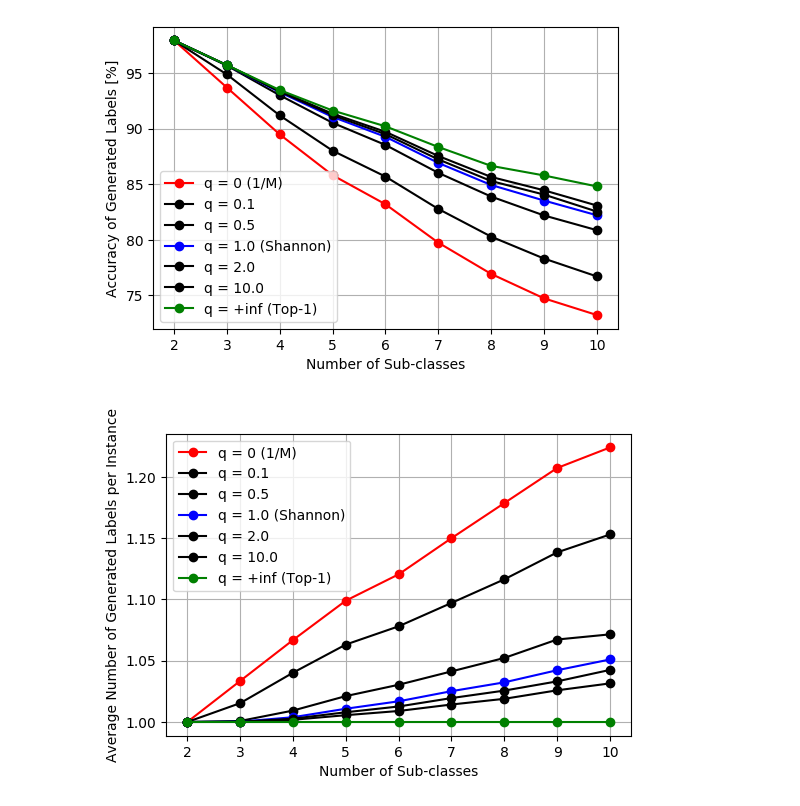
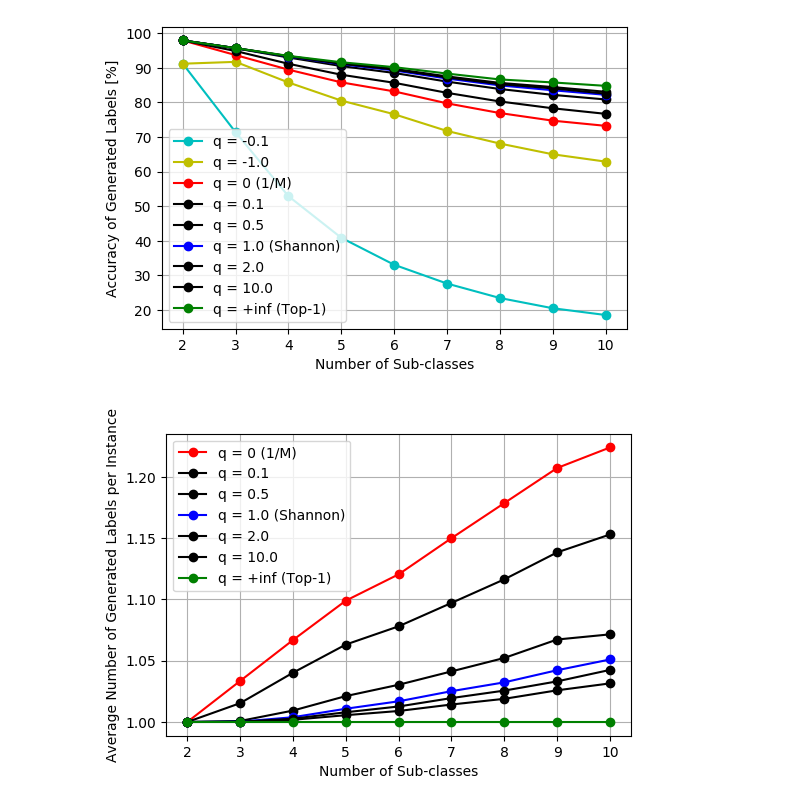
Before and after one commit to 1W1521375/entropy_labelling, a Jupyter notebook: for_graphs.ipynb, the cells around one changed output. Drawn from its saved outputs; the diff is of its cells as text; code cells hidden in the pictures.

Commit message:
additional graph for negative q

```diff
--- a/for_graphs.ipynb
+++ b/for_graphs.ipynb
@@ -4,6 +4,8 @@ import matplotlib as mpl
 import matplotlib.pyplot as plt
 import codecs
 # %%
+neg_one = [e[1] for e in [(1.0801777777777777, 91.19486004059716, 97.92999999999999), (1.3845124999999996, 71.38385625432825, 98.55541666666664), (1.8689428571428577, 52.91222129091504, 98.51904761904763), (2.41676388888889, 40.890537972190884, 98.56091269841268), (2.982421428571428, 33.10343690579796, 98.5540476190476), (3.556491666666666, 27.671551255241464, 98.29833333333335), (4.181222222222221, 23.496303659557906, 98.20222222222223), (4.7951999999999995, 20.54094298636682, 98.465), (5.3105, 18.58582054420488, 98.7)]]
+neg_qtenth = [e[1] for e in [(1.0801777777777777, 91.19486004059716, 97.92999999999999), (1.0613500000000002, 91.72974138980769, 97.26083333333334), (1.1240714285714286, 85.77158372470802, 96.25571428571422), (1.1868948412698417, 80.53765799421383, 95.41746031746032), (1.2382238095238092, 76.59990800478742, 94.69571428571426), (1.3047375000000008, 71.76414476419197, 93.51833333333329), (1.363288888888889, 68.1265165947613, 92.81111111111113), (1.4243000000000001, 65.02584678961306, 92.59), (1.464, 62.90983606557377, 92.1)]]
 qzero = [e[1] for e in [(1.0, 97.91555555555557, 97.91555555555557), (1.0334791666666665, 93.6843518370719, 96.76875000000001), (1.0668666666666662, 89.47267758364897, 95.36976190476183), (1.09899603174603, 85.8062582442501, 94.20972222222221), (1.1204880952380947, 83.1971582554879, 93.14333333333335), (1.1499875000000002, 79.74666930534073, 91.64916666666667), (1.1786222222222222, 76.93905685280227, 90.64999999999998), (1.2072499999999997, 74.74123905374579, 90.22), (1.224, 73.24346405228758, 89.65)]]
 qtenth = [e[1] for e in [(1.0, 97.91555555555557, 97.91555555555557), (1.0153624999999995, 94.85813232195665, 96.28750000000001), (1.040192857142857, 91.17737449617876, 94.78523809523807), (1.0631765873015873, 88.0097438324857, 93.50714285714292), (1.078071428571429, 85.68343541307117, 92.31785714285716), (1.0971541666666669, 82.77710753888428, 90.78208333333332), (1.1163999999999996, 80.28869810847034, 89.61444444444443), (1.1384, 78.31796205282639, 89.15), (1.153, 76.71292281006072, 88.45)]]
 qhalf = [e[1] for e in [(1.0, 97.91555555555557, 97.91555555555557), (1.000829166666667, 95.65711936176007, 95.73416666666675), (1.00932619047619, 92.99069821528626, 93.84071428571428), (1.0211329365079373, 90.51513899763995, 92.4017857142857), (1.0303785714285714, 88.5260226380746, 91.18857142857144), (1.0412875000000008, 86.02027569573764, 89.55208333333334), (1.0522666666666665, 83.88761737437736, 88.26333333333336), (1.0673, 82.19186677383794, 87.72000000000001), (1.0715, 80.86794213719085, 86.65)]]
@@ -15,20 +17,20 @@ q2 = [e[1] for e in [(1.0, 97.91555555555557, 97.91555555555557), (1.00014583333
 q10 = [e[1] for e in [(1.0, 97.91555555555557, 97.91555555555557), (1.0000791666666669, 95.6972572093726, 95.7045833333334), (1.001816666666666, 93.3721980271965, 93.53785714285718), (1.0055555555555549, 91.32998825165733, 91.82837301587303), (1.008983333333333, 89.70908372946477, 90.50523809523814), (1.0142625, 87.53556894037482, 88.775), (1.0189111111111109, 85.65135997826238, 87.26555555555554), (1.02585, 84.45058240098153, 86.63000000000001), (1.0315, 83.08288899660688, 85.7)]]
 qtop1 = [e[1] for e in [(1.0, 97.91555555555557, 97.91555555555557), (1.0, 95.70083333333339, 95.70083333333339), (1.0, 93.45857142857146, 93.45857142857146), (1.0, 91.61924603174603, 91.61924603174603), (1.0, 90.20047619047618, 90.20047619047618), (1.0, 88.34375000000001, 88.34375000000001), (1.0, 86.64555555555555, 86.64555555555555), (1.0, 85.785, 85.785), (1.0, 84.8, 84.8)]]
 # %%
-tsallis_labels_acc = [qzero, qtenth, qhalf, qshannon, q2, q10, qtop1]
+tsallis_labels_acc = [neg_one, neg_qtenth, qzero, qtenth, qhalf, qshannon, q2, q10, qtop1]
 # %%
-colours = ['r', 'k', 'k', 'b', 'k', 'k', 'g']
-names = ["q = 0 (1/M)", "q = 0.1", "q = 0.5", "q = 1.0 (Shannon)", "q = 2.0", "q = 10.0", "q = +inf (Top-1)"]
+colours = ['c', 'y', 'r', 'k', 'k', 'b', 'k', 'k', 'g']
+names = ["q = -0.1", "q = -1.0", "q = 0 (1/M)", "q = 0.1", "q = 0.5", "q = 1.0 (Shannon)", "q = 2.0", "q = 10.0", "q = +inf (Top-1)"]
 plt.figure(dpi = 100)
 for c, q_labels_acc in enumerate(tsallis_labels_acc):
     plt.plot([i for i in range(2, 11)], q_labels_acc, marker = 'o', color = colours[c], label = names[c])
 plt.xlabel("Number of Sub-classes")
 plt.ylabel("Accuracy of Generated Labels [%]")
 plt.legend(loc = 'best')
 plt.grid(True)
-plt.savefig("tsallis_qs.pdf")
+plt.savefig("tsallis_qs_additional.pdf")
 # %% [output]
-[figure, old version]
+[figure, new version]
 # %%
 qzero_lnum = [e[0] for e in [(1.0, 97.91555555555557, 97.91555555555557), (1.0334791666666665, 93.6843518370719, 96.76875000000001), (1.0668666666666662, 89.47267758364897, 95.36976190476183), (1.09899603174603, 85.8062582442501, 94.20972222222221), (1.1204880952380947, 83.1971582554879, 93.14333333333335), (1.1499875000000002, 79.74666930534073, 91.64916666666667), (1.1786222222222222, 76.93905685280227, 90.64999999999998), (1.2072499999999997, 74.74123905374579, 90.22), (1.224, 73.24346405228758, 89.65)]]
 qtenth_lnum = [e[0] for e in [(1.0, 97.91555555555557, 97.91555555555557), (1.0153624999999995, 94.85813232195665, 96.28750000000001), (1.040192857142857, 91.17737449617876, 94.78523809523807), (1.0631765873015873, 88.0097438324857, 93.50714285714292), (1.078071428571429, 85.68343541307117, 92.31785714285716), (1.0971541666666669, 82.77710753888428, 90.78208333333332), (1.1163999999999996, 80.28869810847034, 89.61444444444443), (1.1384, 78.31796205282639, 89.15), (1.153, 76.71292281006072, 88.45)]]
```
Also changed, not shown: 3 other files.
